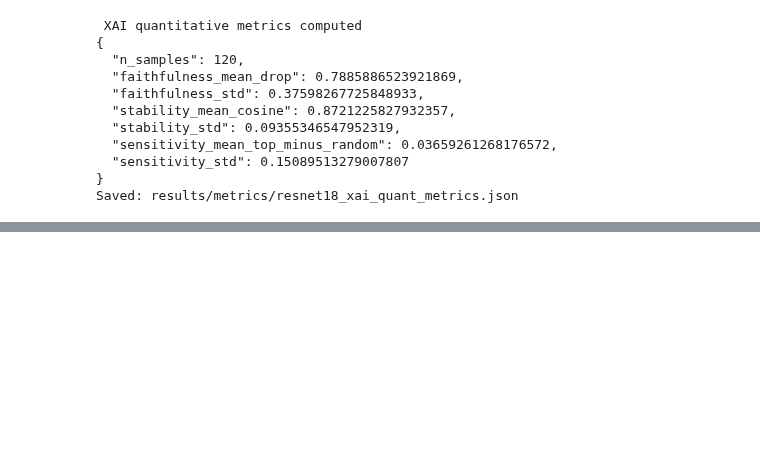
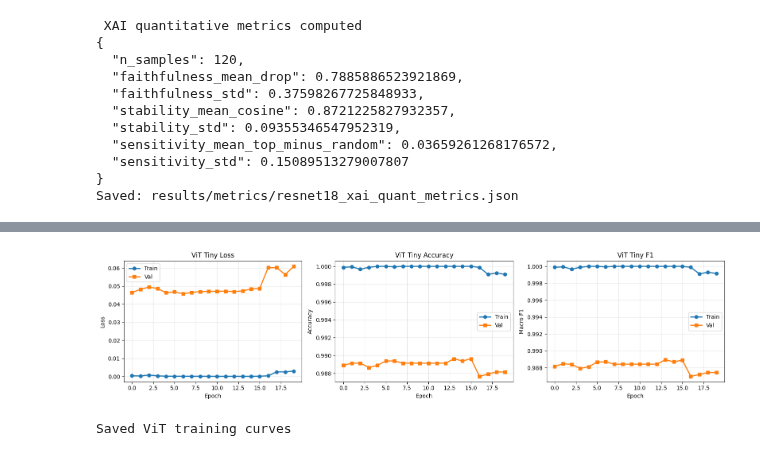
Before and after one commit to yash1-coder/dissertation, a Jupyter notebook: CNN.ipynb, the cells around one changed output, grey strips where cells are left out. Cells and saved outputs as stored; diff of their text form; code cells hidden in the pictures; blank space fills up the shorter version.

Commit message:
Update CNN.ipynb with ViT config/epoch fixes and evaluation workflow

```diff
--- a/CNN.ipynb
+++ b/CNN.ipynb
@@ -1853,0 +2134,35 @@ Saved: results/metrics/resnet18_xai_quant_metrics.json
+# %%
+import matplotlib.pyplot as plt
+
+fig, axes = plt.subplots(1, 3, figsize=(16, 4))
+axes[0].plot(vit_history["train_loss"], label="Train", marker='o', linewidth=2)
+axes[0].plot(vit_history["val_loss"], label="Val", marker='s', linewidth=2)
+axes[0].set_xlabel("Epoch")
+axes[0].set_ylabel("Loss")
+axes[0].set_title("ViT Tiny Loss")
+axes[0].legend()
+axes[0].grid(True, alpha=0.3)
+
+axes[1].plot(vit_history["train_acc"], label="Train", marker='o', linewidth=2)
+axes[1].plot(vit_history["val_acc"], label="Val", marker='s', linewidth=2)
+axes[1].set_xlabel("Epoch")
+axes[1].set_ylabel("Accuracy")
+axes[1].set_title("ViT Tiny Accuracy")
+axes[1].legend()
+axes[1].grid(True, alpha=0.3)
+
+axes[2].plot(vit_history["train_f1"], label="Train", marker='o', linewidth=2)
+axes[2].plot(vit_history["val_f1"], label="Val", marker='s', linewidth=2)
+axes[2].set_xlabel("Epoch")
+axes[2].set_ylabel("Macro F1")
+axes[2].set_title("ViT Tiny F1")
+axes[2].legend()
+axes[2].grid(True, alpha=0.3)
+
+plt.tight_layout()
+fig.savefig(PROJECT_ROOT / "results" / "figures" / "vit_tiny_training_curves.png", dpi=200, bbox_inches='tight')
+plt.show()
+print("Saved ViT training curves")
+# %% [output]
+[figure, added]
+Saved ViT training curves
```
Also changed, not shown: parts of 6 cells of this notebook.
